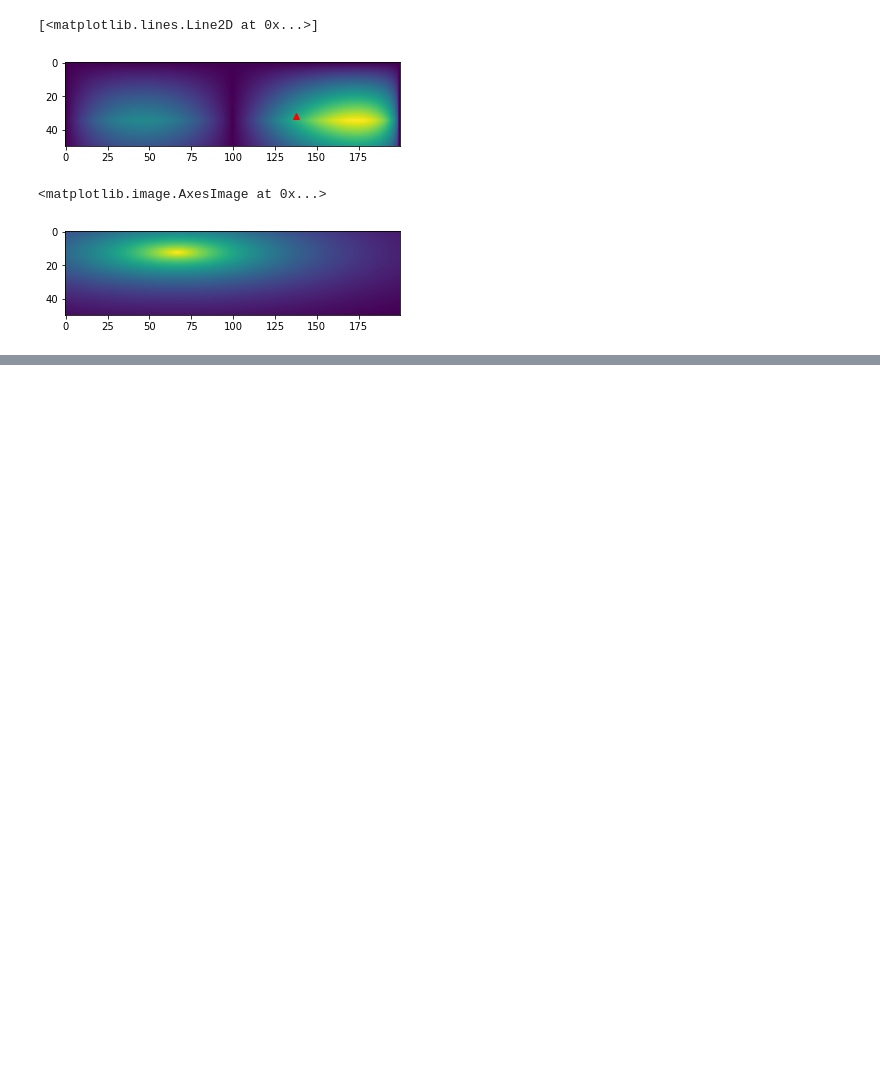
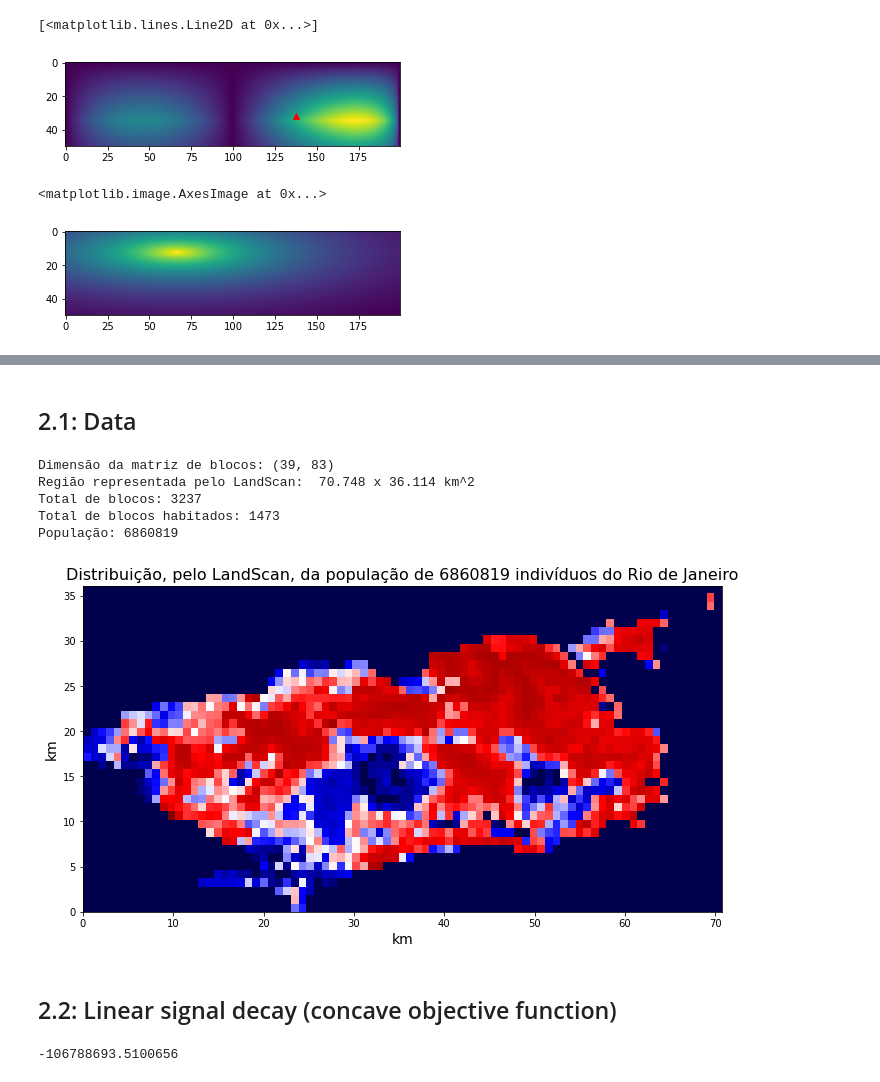
Before and after one commit to Luan-Lima-Freitas/Antenna-Placement-Optimization, a Jupyter notebook: Antenna_Placement_Optim.ipynb, the cells around one changed output, grey strips where cells are left out. Saved outputs shown, nothing was run; the diff lists cells and outputs as text; code cells hidden in the pictures; blank space fills up the shorter version.

Commit message:
Real-world data and exponential signal decay visualization.

```diff
--- a/Antenna_Placement_Optim.ipynb
+++ b/Antenna_Placement_Optim.ipynb
@@ -117,0 +115,53 @@ exp(-3.0 @ Pnorm(var220053 + -[0.         0.02040816], 2))
+# %% [markdown]
+## 2.1: Data
+# %%
+landscan_rio = np.load('landscan_rio_paqueta.npy').astype(int)
+landscan_rio = np.maximum(landscan_rio, 0)
+landscan_rio_xscale = 0.85239
+landscan_rio_yscale = 0.926
+landscan_rio_ydim, landscan_rio_xdim = landscan_rio.shape
+landscan_rio_xextent = landscan_rio_xdim*landscan_rio_xscale
+landscan_rio_yextent = landscan_rio_ydim*landscan_rio_yscale
+
+print(f'Dimensão da matriz de blocos: {landscan_rio.shape}')
+print('Região representada pelo LandScan: ',
+      f'{landscan_rio_xextent:.3f} x {landscan_rio_yextent:.3f} km^2')
+print(f'Total de blocos: {landscan_rio_xdim*landscan_rio_ydim}')
+print(f'Total de blocos habitados: {len(landscan_rio[landscan_rio>0])}')
+print(f'População: {landscan_rio.sum()}')
+# %% [output]
+Dimensão da matriz de blocos: (39, 83)
+Região representada pelo LandScan:  70.748 x 36.114 km^2
+Total de blocos: 3237
+Total de blocos habitados: 1473
+População: 6860819
+# %%
+plt.figure(figsize=(12,6))
+plt.imshow(np.log(1 + landscan_rio), cmap='seismic', interpolation='none',
+           extent=[0,landscan_rio_xextent,0,landscan_rio_yextent])
+plt.grid(False)
+plt.xlabel('km', fontsize=14)
+plt.ylabel('km', fontsize=14)
+plt.title(f'Distribuição, pelo LandScan, da população de {int(landscan_rio.sum())} indivíduos do Rio de Janeiro',
+          fontsize=16)
+plt.show()
+# %% [output]
+[figure, added]
+# %% [markdown]
+## 2.2: Linear signal decay (concave objective function)
+# %%
+var = cp.Variable(2)
+
+res_x_1 = (var[0] >= 0); res_x_2 = (var[0] <= landscan_rio_xdim-1)
+res_y_1 = (var[1] >= 0); res_y_2 = (var[1] <= landscan_rio_ydim-1)
+res = [res_x_1, res_x_2, res_y_2, res_y_2]
+
+def d(p,q): return cp.norm(p-q)
+def s(d): return -d
+
+f_obj = cp.sum([s(d(var,[x,y])) * landscan_rio[y,x] for x in range(landscan_rio_xdim) for y in range(landscan_rio_ydim)])
+
+pb = cp.Problem(cp.Maximize(f_obj), res)
+pb.solve()
+# %% [output]
+-106788693.5100656
```
Also changed, not shown: parts of 11 cells of this notebook, 1 other file.
